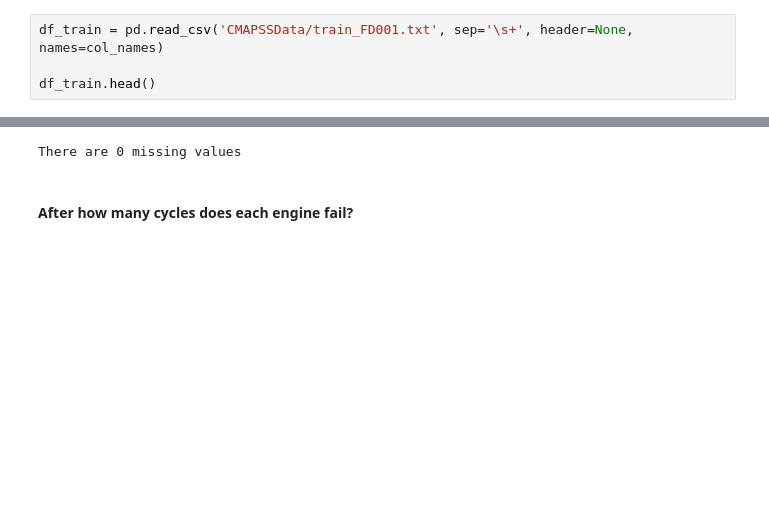
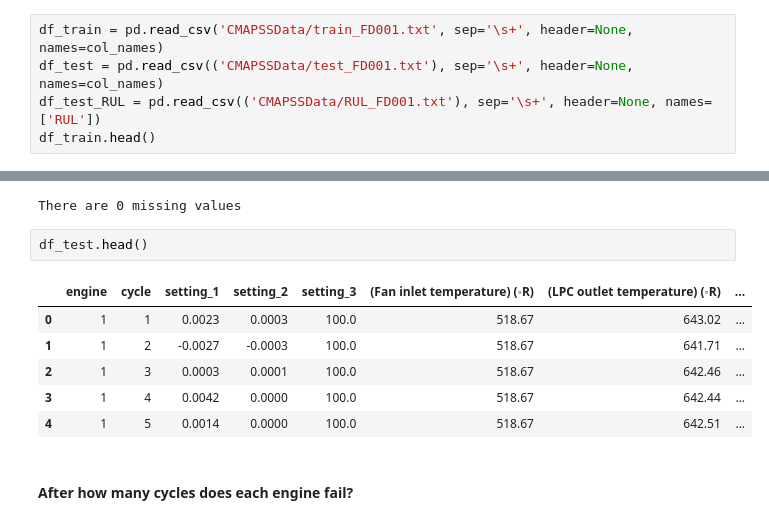
Before and after one commit to emreaytkn/edge-analytics, a Jupyter notebook: C-MAPSS EDA.ipynb, the cells around one changed output, grey strips where cells are left out. Saved outputs shown, nothing was run; the diff lists cells and outputs as text; blank space fills up the shorter version.

```diff
--- a/C-MAPSS EDA.ipynb
+++ b/C-MAPSS EDA.ipynb
@@ -67,7 +70,8 @@ sensor_names = [
 col_names = index_names + setting_names + sensor_names
 # %%
 df_train = pd.read_csv('CMAPSSData/train_FD001.txt', sep='\s+', header=None, names=col_names)
-
+df_test = pd.read_csv(('CMAPSSData/test_FD001.txt'), sep='\s+', header=None, names=col_names)
+df_test_RUL = pd.read_csv(('CMAPSSData/RUL_FD001.txt'), sep='\s+', header=None, names=['RUL'])
 df_train.head()
 # %% [output]
 |  | engine | cycle | setting_1 | setting_2 | setting_3 | (Fan inlet temperature) (◦R) | (LPC outlet temperature) (◦R) | ... |
@@ -92,6 +96,15 @@ There are a total of 100 engines.
 print(f"There are {df_train.isna().sum().sum()} missing values")
 # %% [output]
 There are 0 missing values
+# %%
+df_test.head()
+# %% [output]
+|  | engine | cycle | setting_1 | setting_2 | setting_3 | (Fan inlet temperature) (◦R) | (LPC outlet temperature) (◦R) | ... |
+| 0 | 1 | 1 | 0.0023 | 0.0003 | 100.0 | 518.67 | 643.02 | ... |
+| 1 | 1 | 2 | -0.0027 | -0.0003 | 100.0 | 518.67 | 641.71 | ... |
+| 2 | 1 | 3 | 0.0003 | 0.0001 | 100.0 | 518.67 | 642.46 | ... |
+| 3 | 1 | 4 | 0.0042 | 0.0000 | 100.0 | 518.67 | 642.44 | ... |
+| 4 | 1 | 5 | 0.0014 | 0.0000 | 100.0 | 518.67 | 642.51 | ... |
 # %% [markdown]
 #### After how many cycles does each engine fail?
 # %%
```
Also changed, not shown: parts of 27 cells of this notebook, 21 other files.
